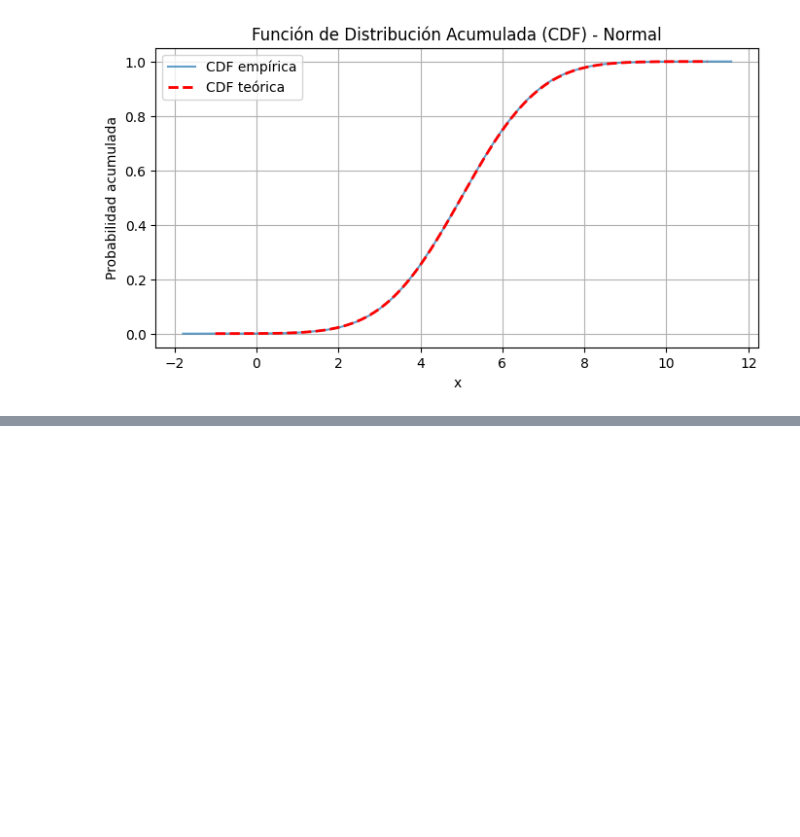
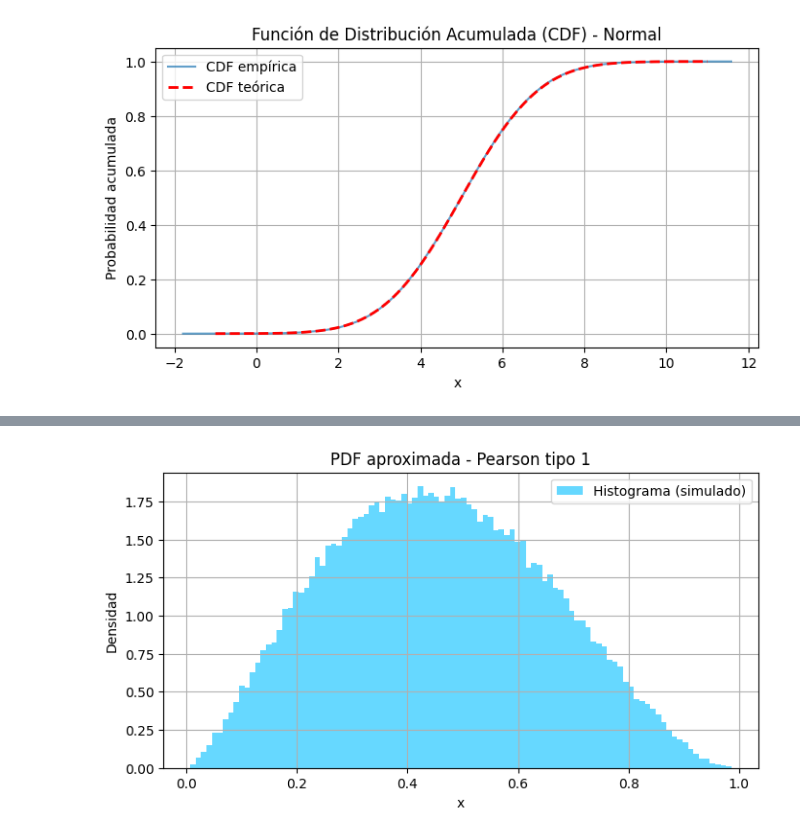
Before and after one commit to TonySC1300/Simulacion1, a Jupyter notebook: Catalogo.ipynb, the cells around one changed output, grey strips where cells are left out. Cells and saved outputs as stored; diff of their text form; code cells hidden in the pictures; blank space fills up the shorter version.

```diff
--- a/Catalogo.ipynb
+++ b/Catalogo.ipynb
@@ -1081,0 +1504,84 @@ plt.show()
+# %%
+import numpy as np
+import matplotlib.pyplot as plt
+from scipy.stats import norm, beta, gamma, t, invgamma, betaprime
+from math import sqrt
+
+# === Parámetros para tipo específico de Pearson ===
+pearson_tipo = 1  # Cambia esto de 0 a 7 según el tipo
+k_pearson = 100000  # número de simulaciones
+
+# Parámetros por tipo
+# Puedes ajustar estos parámetros por tipo si lo deseas
+params_pearson = {
+    0: {"mu": 0, "sigma": 1},                    # Tipo 0 → Normal
+    1: {"a": 2.5, "b": 3.0},                     # Tipo I → Beta(α, β)
+    3: {"alpha": 2.5, "scale": 1.0},             # Tipo III → Gamma(α)
+    5: {"a": 3.0, "scale": 1.0},                 # Tipo V → Inversa Gamma
+    6: {"a": 2.0, "b": 3.0},                     # Tipo VI → Beta-prime
+    7: {"df": 5},                                # Tipo VII → t-Student
+}
+
+# === Simulación según el tipo de distribución Pearson ===
+def simular_pearson_tipo(tipo, n):
+    if tipo == 0:
+        p = params_pearson[0]
+        datos = norm.rvs(loc=p["mu"], scale=p["sigma"], size=n)
+    elif tipo == 1:
+        p = params_pearson[1]
+        datos = beta.rvs(a=p["a"], b=p["b"], size=n)
+    elif tipo == 3:
+        p = params_pearson[3]
+        datos = gamma.rvs(a=p["alpha"], scale=p["scale"], size=n)
+    elif tipo == 5:
+        p = params_pearson[5]
+        datos = invgamma.rvs(a=p["a"], scale=p["scale"], size=n)
+    elif tipo == 6:
+        p = params_pearson[6]
+        datos = betaprime.rvs(a=p["a"], b=p["b"], size=n)
+    elif tipo == 7:
+        p = params_pearson[7]
+        datos = t.rvs(df=p["df"], size=n)
+    else:
+        raise ValueError("Tipo de Pearson no implementado (usa 0, 1, 3, 5, 6 o 7)")
+    return datos
+
+# === Simulación y estadísticas ===
+datos_pearson = simular_pearson_tipo(pearson_tipo, k_pearson)
+
+media_pearson_emp = np.mean(datos_pearson)
+var_pearson_emp = np.var(datos_pearson)
+std_pearson_emp = np.std(datos_pearson)
+
+# === Imprimir resultados ===
+print(f"Distribución Pearson tipo {pearson_tipo} con {k_pearson} simulaciones")
+print(f"Media empírica: {media_pearson_emp:.4f}")
+print(f"Varianza empírica: {var_pearson_emp:.4f}")
+print(f"Desviación estándar empírica: {std_pearson_emp:.4f}")
+print("")
+
+# === GRAFICAR HISTOGRAMA ===
+x_pearson = np.linspace(np.percentile(datos_pearson, 0.5), np.percentile(datos_pearson, 99.5), 1000)
+
+plt.figure(figsize=(8, 4))
+plt.hist(datos_pearson, bins=100, density=True, alpha=0.6, label='Histograma (simulado)', color='deepskyblue')
+plt.title(f'PDF aproximada - Pearson tipo {pearson_tipo}')
+plt.xlabel('x')
+plt.ylabel('Densidad')
+plt.grid(True)
+plt.legend()
+plt.show()
+
+# === GRAFICAR FUNCIÓN ACUMULADA ===
+datos_pearson_ordenados = np.sort(datos_pearson)
+y_cdf_pearson = np.arange(1, k_pearson + 1) / k_pearson
+
+plt.figure(figsize=(8, 4))
+plt.plot(datos_pearson_ordenados, y_cdf_pearson, label='CDF empírica', alpha=0.7)
+plt.title(f'Función de Distribución Acumulada (CDF) - Pearson tipo {pearson_tipo}')
+plt.xlabel('x')
+plt.ylabel('Probabilidad acumulada')
+plt.grid(True)
+plt.legend()
+plt.show()
+# %% [output]
@@ -1081,0 +1592 @@ plt.show()
+[figure, added]
```
Also changed, not shown: parts of 12 cells of this notebook.
